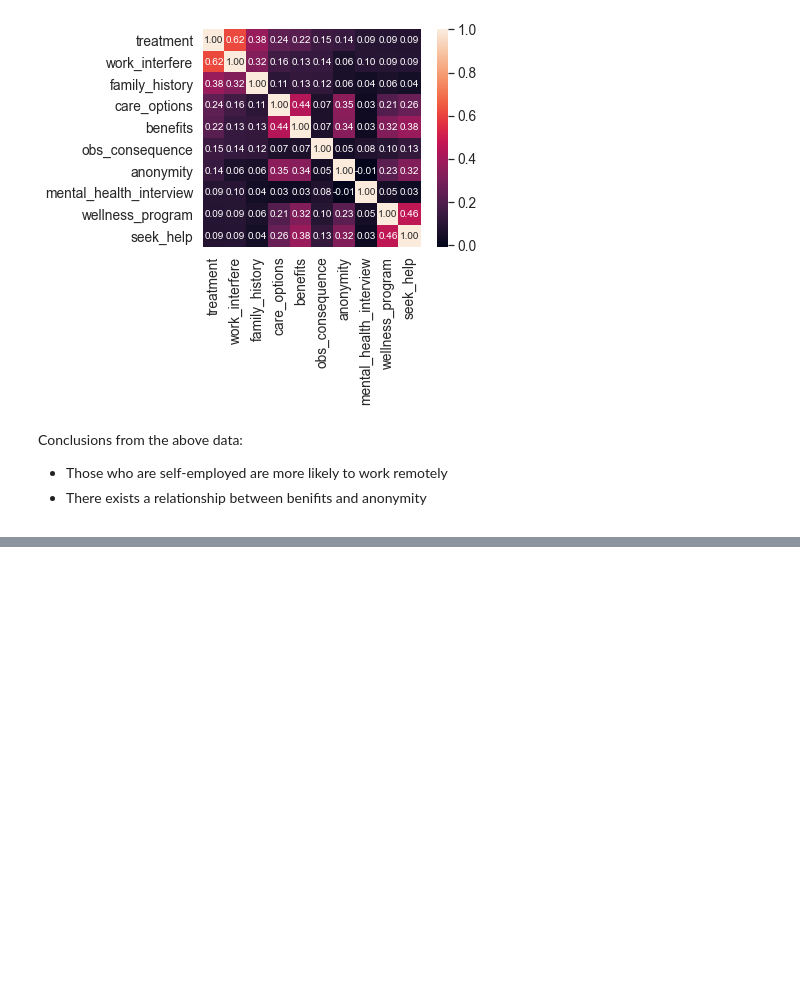
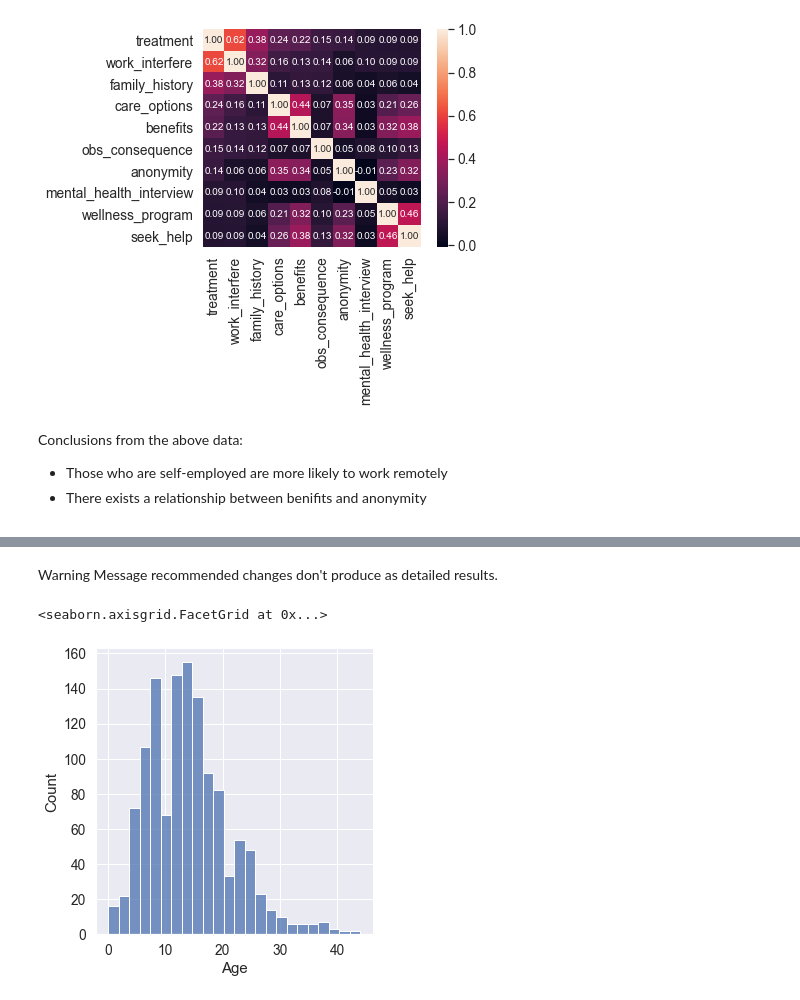
Before and after one commit to MackRoe/MentalHealthSurvey-DataAnalysis, a Jupyter notebook: MentalHealthSurveyAnalysis.ipynb, the cells around one changed output, grey strips where cells are left out. Cells and saved outputs as stored; diff of their text form; code cells hidden in the pictures; blank space fills up the shorter version.

```diff
--- a/MentalHealthSurveyAnalysis.ipynb
+++ b/MentalHealthSurveyAnalysis.ipynb
@@ -288,0 +300,7 @@ Conclusions from the above data:
+# %% [markdown]
+Warning Message recommended changes don't produce as detailed results.
+# %%
+sns.displot(df["Age"], bins=24)
+# %% [output]
+<seaborn.axisgrid.FacetGrid at 0x...>
+[figure, added]
```
Also changed, not shown: parts of 5 cells of this notebook.
